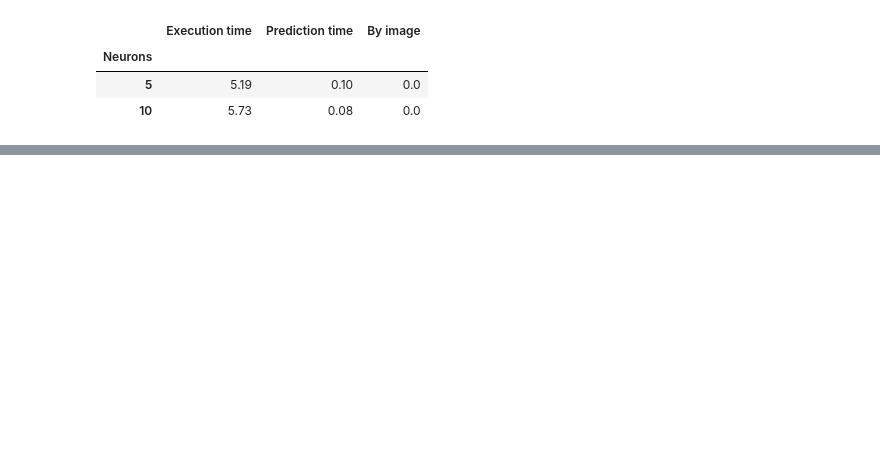
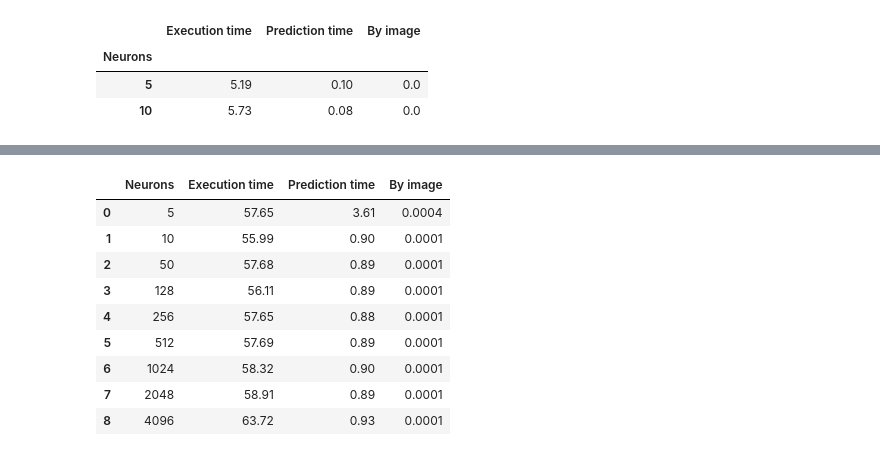
Before and after one commit to toelt-llc/TOELT-tfrabbit, a Jupyter notebook: code/notebooks/mnist_rpi_benchmark.ipynb, the cells around one changed output, grey strips where cells are left out. Saved outputs shown, nothing was run; the diff lists cells and outputs as text; code cells hidden in the pictures; blank space fills up the shorter version.

```diff
--- a/code/notebooks/mnist_rpi_benchmark.ipynb
+++ b/code/notebooks/mnist_rpi_benchmark.ipynb
@@ -218,0 +217,13 @@ AttributeError: Can't get attribute 'new_block' on <module 'pandas.core.internal
+# %%
+frododf
+# %% [output]
+|  | Neurons | Execution time | Prediction time | By image |
+| 0 | 5 | 57.65 | 3.61 | 0.0004 |
+| 1 | 10 | 55.99 | 0.90 | 0.0001 |
+| 2 | 50 | 57.68 | 0.89 | 0.0001 |
+| 3 | 128 | 56.11 | 0.89 | 0.0001 |
+| 4 | 256 | 57.65 | 0.88 | 0.0001 |
+| 5 | 512 | 57.69 | 0.89 | 0.0001 |
+| 6 | 1024 | 58.32 | 0.90 | 0.0001 |
+| 7 | 2048 | 58.91 | 0.89 | 0.0001 |
+| 8 | 4096 | 63.72 | 0.93 | 0.0001 |
```
Also changed, not shown: parts of 8 cells of this notebook, 5 other files.
